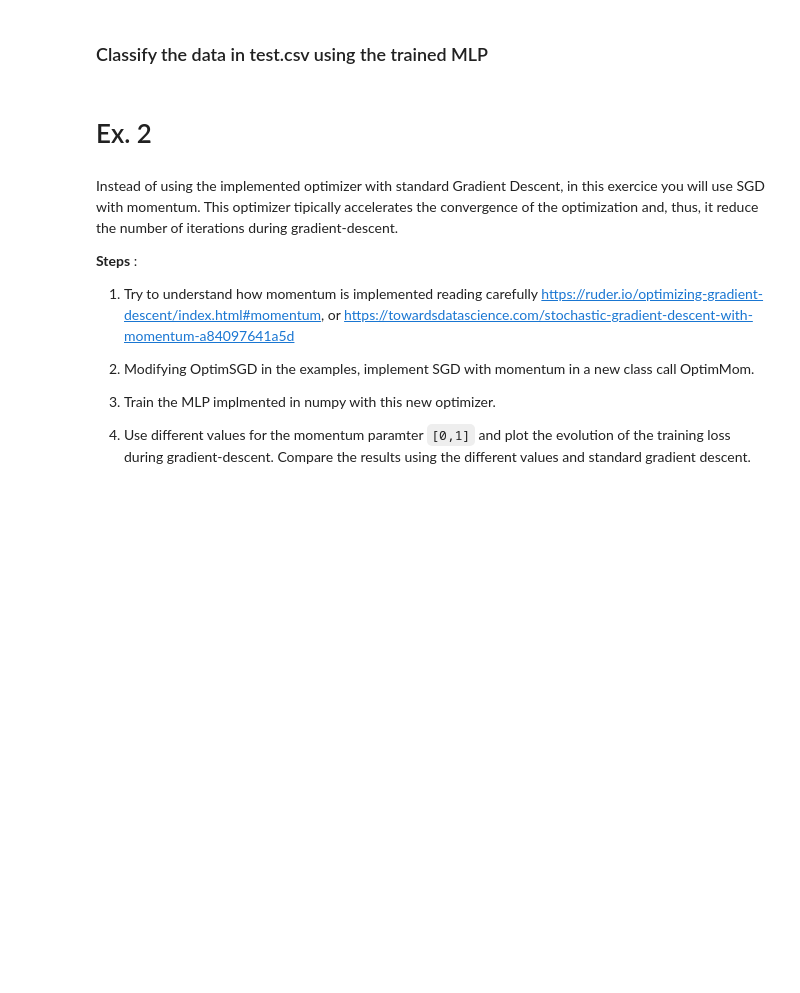
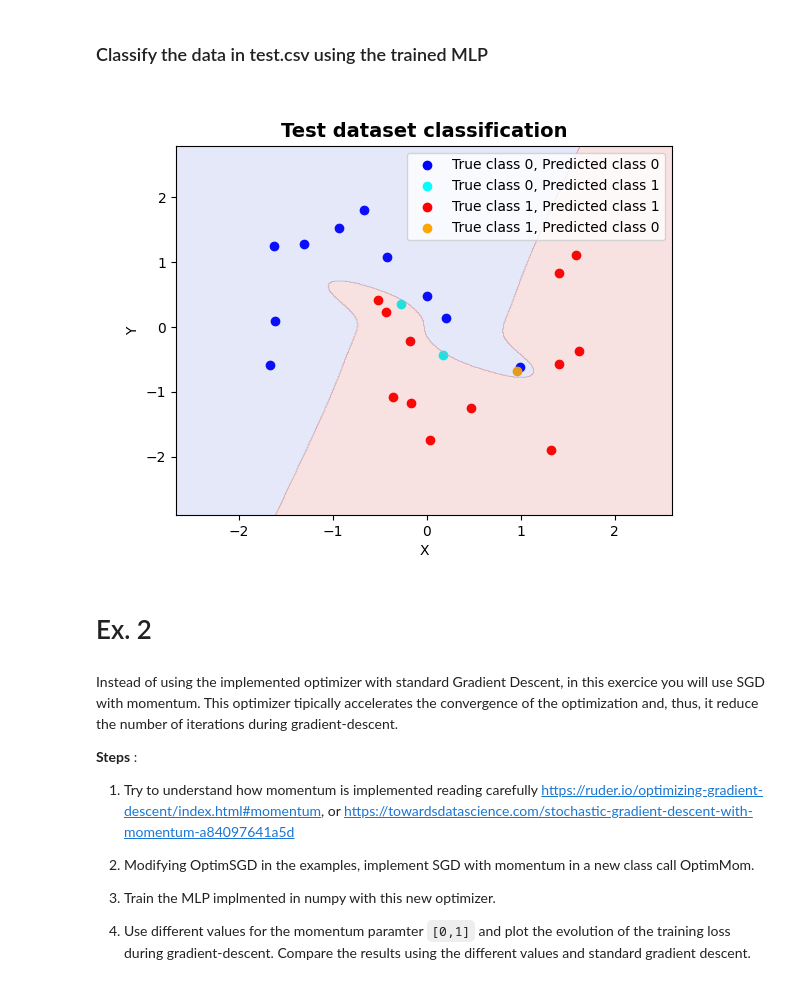
Before and after one commit to Alejandro-FA/UPF-Deep_Learning, a Jupyter notebook: P1/P1-Questions.ipynb, the cells around one changed output. Saved outputs shown, nothing was run; the diff lists cells and outputs as text; code cells hidden in the pictures; blank space fills up the shorter version.

```diff
--- a/P1/P1-Questions.ipynb
+++ b/P1/P1-Questions.ipynb
@@ -74,12 +82,16 @@ class MLP(object):
         self.W1 = np.random.randn(self.inputLayerSize,self.hiddenLayerSize)
         self.W2 = np.random.randn(self.hiddenLayerSize,self.outputLayerSize)
 
-    def forward(self, X):
+    def forward(self, X, update=True):
         #Compute inputs from outputs
-        self.z2 = np.dot(X, self.W1)
-        self.a2 = self.sigmoid(self.z2)
-        self.z3 = np.dot(self.a2, self.W2)
-        yHat = self.sigmoid(self.z3)
+        z2 = np.dot(X, self.W1)
+        a2 = self.sigmoid(z2)
+        z3 = np.dot(a2, self.W2)
+        if update:
+            self.z2 = z2
+            self.a2 = a2
+            self.z3 = z3
+        yHat = self.sigmoid(z3)
         return yHat
 
     def sigmoid(self, z):
@@ -91,16 +103,13 @@ class MLP(object):
         #Gradient of sigmoid
         return np.exp(-z)/((1+np.exp(-z))**2)
 
-    def loss(self, yHat, y):
+    def loss(self, yHat, y): # Cross entropy
         # Compute loss for given X,y, use weights already stored in class.
-        # J = 0.5*sum((y-yHat)**2) # FIXME: MSE loss has to be replaced by CrossEntropy
         H = np.multiply(-y, np.log(yHat)) - np.multiply((1-y), np.log(1-yHat))
         J = 1/y.size * np.sum(H) # CrossEntropy
         return J
 
-    def lossPrime(self, yHat, y):
-        # Compute the derivative of the loss for given yHat, y
-        # dJdyHat = -(y - yHat) # FIXME: MSE loss has to be replaced by CrossEntropy
+    def lossPrime(self, yHat, y): # Cross entropy
         dJdyHat = np.divide(-y, yHat) + np.divide(1-y, 1-yHat)
         return dJdyHat
 
@@ -213,3 +218,27 @@ output = classify(NN, X_train_norm)
+# %%
+output_test = classify(NN, X_test_norm)
+
+true0_pred0_points = X_test_norm[(C_test[:,0] == 0) & (output_test[:,0] == 0)]
+true0_pred1_points = X_test_norm[(C_test[:,0] == 0) & (output_test[:,0] == 1)]
+true1_pred1_points = X_test_norm[(C_test[:,0] == 1) & (output_test[:,0] == 1)]
+true1_pred0_points = X_test_norm[(C_test[:,0] == 1) & (output_test[:,0] == 0)]
+
+fig5 = plt.figure()
+plt.scatter(true0_pred0_points[:, 0], true0_pred0_points[:, 1], color='blue', label='True class 0, Predicted class 0')
+plt.scatter(true0_pred1_points[:, 0], true0_pred1_points[:, 1], color='cyan', label='True class 0, Predicted class 1')
+plt.scatter(true1_pred1_points[:, 0], true1_pred1_points[:, 1], color='red', label='True class 1, Predicted class 1')
+plt.scatter(true1_pred0_points[:, 0], true1_pred0_points[:, 1], color='orange', label='True class 1, Predicted class 0')
+
+xx_test, yy_test, Z_test = boundary_points(X_test_norm, NN)
+plt.contourf(xx_test, yy_test, Z_test, alpha=0.15, cmap='coolwarm')
+
+plt.xlabel('X')
+plt.ylabel('Y')
+plt.title('Test dataset classification', fontsize=14, fontweight="bold")
+plt.legend()
+plt.show()
+# %% [output]
+[figure, added]
 # %% [markdown]
 # Ex. 2
 # %% [markdown]
```
Also changed, not shown: parts of 17 cells of this notebook.
